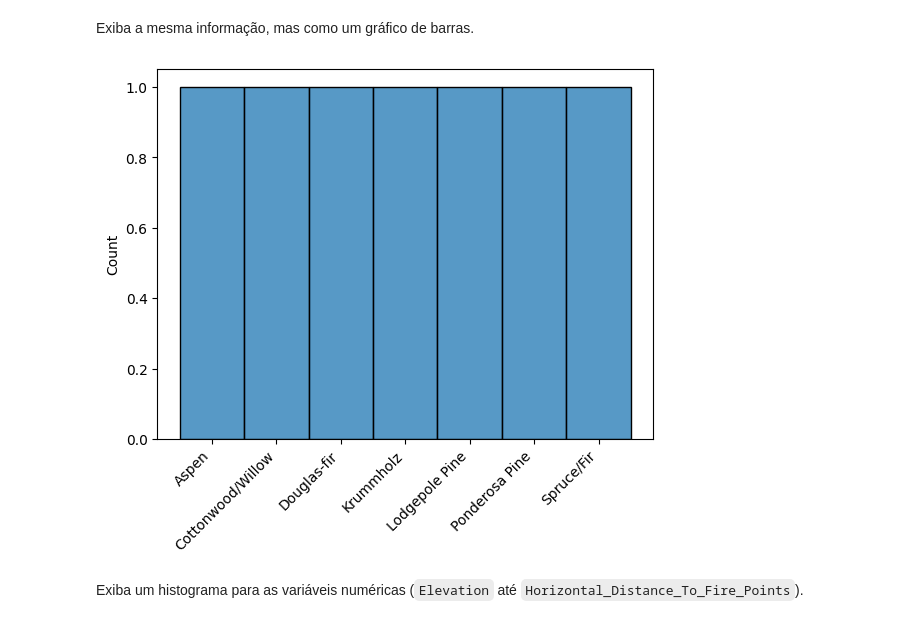
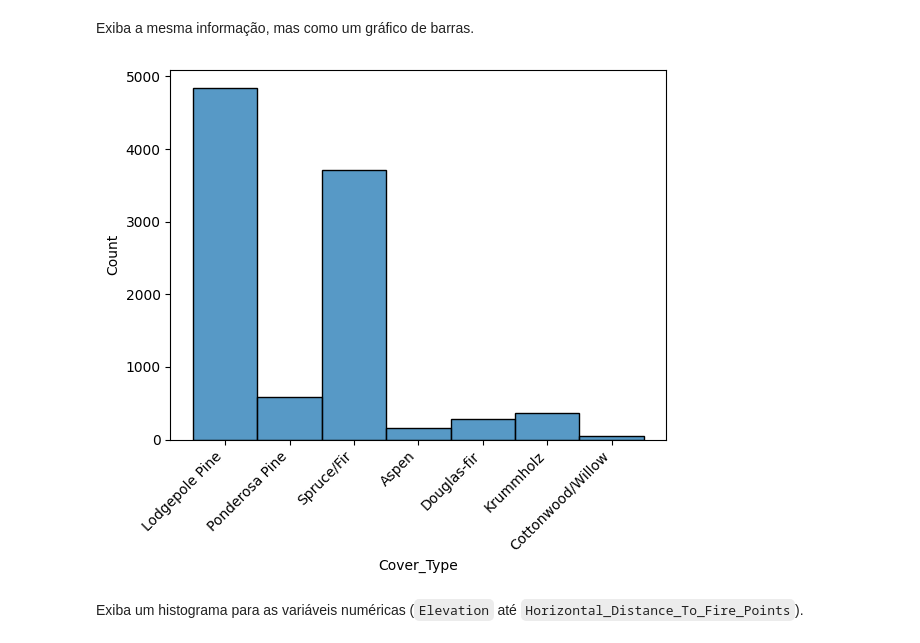
Before and after one commit to Joao-Inacio/Machine-Learning-e-Data-Science-com-Python, a Jupyter notebook: 0.1-pre-processamento-dos-dados/Parte 1.1 - Classificação - Pré-processamento.ipynb, the cells around one changed output. Drawn from its saved outputs; the diff is of its cells as text; code cells hidden in the pictures.

```diff
--- a/0.1-pre-processamento-dos-dados/Parte 1.1 - Classificação - Pré-processamento.ipynb
+++ b/0.1-pre-processamento-dos-dados/Parte 1.1 - Classificação - Pré-processamento.ipynb
@@ -194,11 +191,11 @@ np.unique(base['Cover_Type'], return_counts=True)
 # %% [markdown]
 Exiba a mesma informação, mas como um gráfico de barras.
 # %%
-sns.histplot(x=np.unique(base['Cover_Type']))
+sns.histplot(x=base['Cover_Type'])
 # Mantenha a próxima linha para rotacionar os rótulos e facilitar sua leitura
 plt.xticks(rotation=45, ha='right');
 # %% [output]
-[figure, old version]
+[figure, new version]
 # %% [markdown]
 Exiba um histograma para as variáveis numéricas (`Elevation` até `Horizontal_Distance_To_Fire_Points`).
 # %%
```
Also changed, not shown: parts of 5 cells of this notebook.
